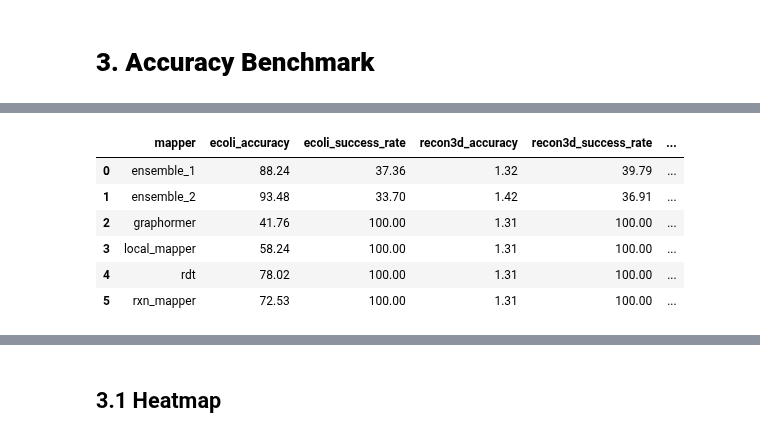
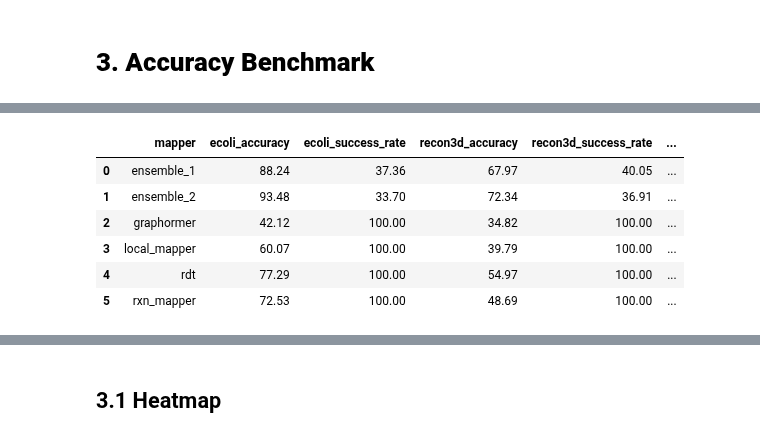
Before and after one commit to TieuLongPhan/SynTemp, a Jupyter notebook: Docs/Analysis/_2b_aam_analysis.ipynb, the cells around one changed output, grey strips where cells are left out. Drawn from its saved outputs; the diff is of its cells as text; code cells hidden in the pictures.

```diff
--- a/Docs/Analysis/_2b_aam_analysis.ipynb
+++ b/Docs/Analysis/_2b_aam_analysis.ipynb
@@ -264,7 +263,7 @@ for dataset_name, filepath in data_paths.items():
             data=data,
             ground_truth_col="ground_truth",
             mapped_cols=["rxn_mapper", "graphormer", "local_mapper", "rdt"],
-            check_method="ITS",
+            check_method="RC",
             ignore_aromaticity=False,
             n_jobs=4,
             verbose=2,
@@ -424,38 +403,39 @@ results_dict
 # %%
 # Initialize an empty DataFrame to hold all data
+import pandas as pd
 final_df = pd.DataFrame()
 
 # Process each data type
 for data_type, records in results_dict.items():
     # Create a DataFrame
     df = pd.DataFrame(records)
 
     # Add columns for accuracy and success_rate specific to the data type
     df['accuracy_col'] = data_type + '_accuracy'
     df['success_col'] = data_type + '_success_rate'
     df['Accuracy'] = round(df['accuracy']*100, 2)
     df['Success Rate'] = round(df['success_rate'], 2)
 
     # Pivot the DataFrame
     df_pivot = df.pivot(index='mapper', columns='accuracy_col', values='Accuracy').join(
         df.pivot(index='mapper', columns='success_col', values='Success Rate')
     )
 
     # Merge with the final DataFrame
     if final_df.empty:
         final_df = df_pivot
     else:
         final_df = final_df.join(df_pivot)
 
 # Reset index to make 'mapper' a column
 final_df.reset_index(inplace=True)
-
-final_df
+final_df = final_df.reindex([5, 2, 3, 4, 0, 1])
+final_df = final_df.reset_index(drop=True)
 # %% [output]
 |  | mapper | ecoli_accuracy | ecoli_success_rate | recon3d_accuracy | recon3d_success_rate | ... |
-| 0 | ensemble_1 | 88.24 | 37.36 | 1.32 | 39.79 | ... |
-| 1 | ensemble_2 | 93.48 | 33.70 | 1.42 | 36.91 | ... |
-| 2 | graphormer | 41.76 | 100.00 | 1.31 | 100.00 | ... |
-| 3 | local_mapper | 58.24 | 100.00 | 1.31 | 100.00 | ... |
-| 4 | rdt | 78.02 | 100.00 | 1.31 | 100.00 | ... |
-| 5 | rxn_mapper | 72.53 | 100.00 | 1.31 | 100.00 | ... |
+| 0 | ensemble_1 | 88.24 | 37.36 | 67.97 | 40.05 | ... |
+| 1 | ensemble_2 | 93.48 | 33.70 | 72.34 | 36.91 | ... |
+| 2 | graphormer | 42.12 | 100.00 | 34.82 | 100.00 | ... |
+| 3 | local_mapper | 60.07 | 100.00 | 39.79 | 100.00 | ... |
+| 4 | rdt | 77.29 | 100.00 | 54.97 | 100.00 | ... |
+| 5 | rxn_mapper | 72.53 | 100.00 | 48.69 | 100.00 | ... |
```
Also changed, not shown: parts of 19 cells of this notebook, 2 other files.
